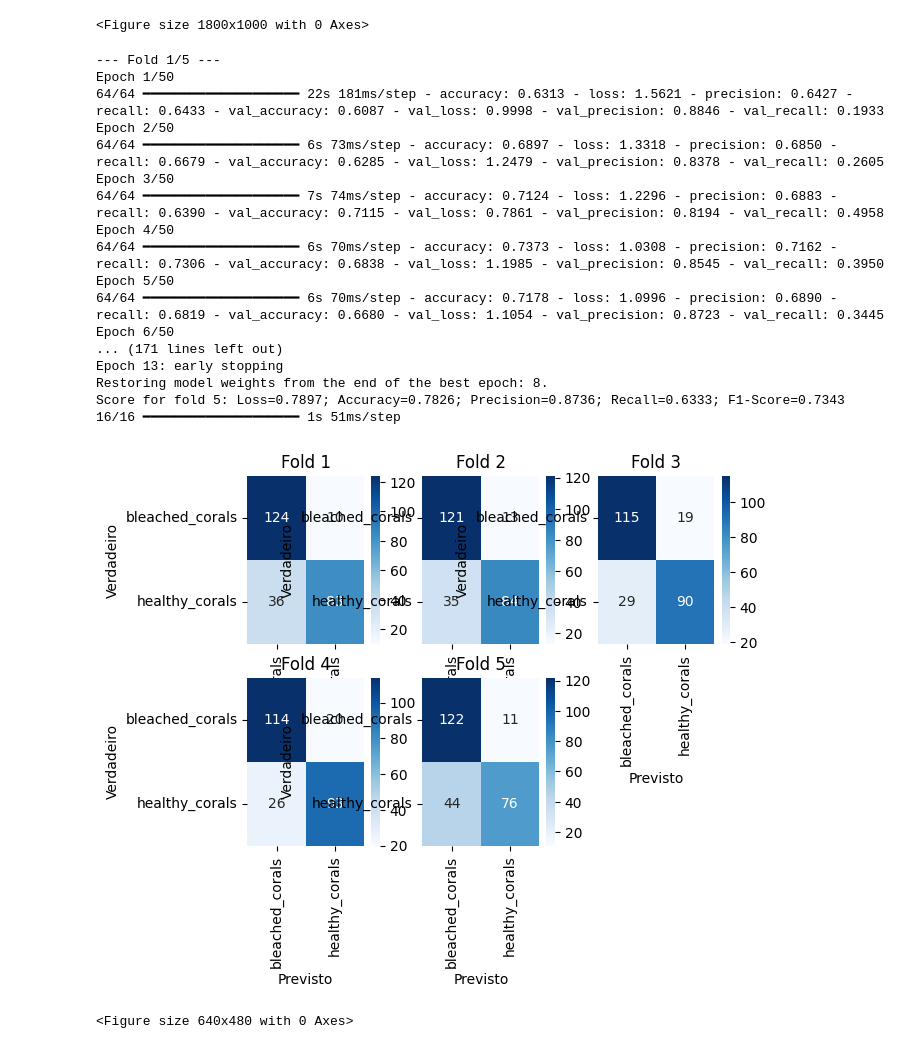
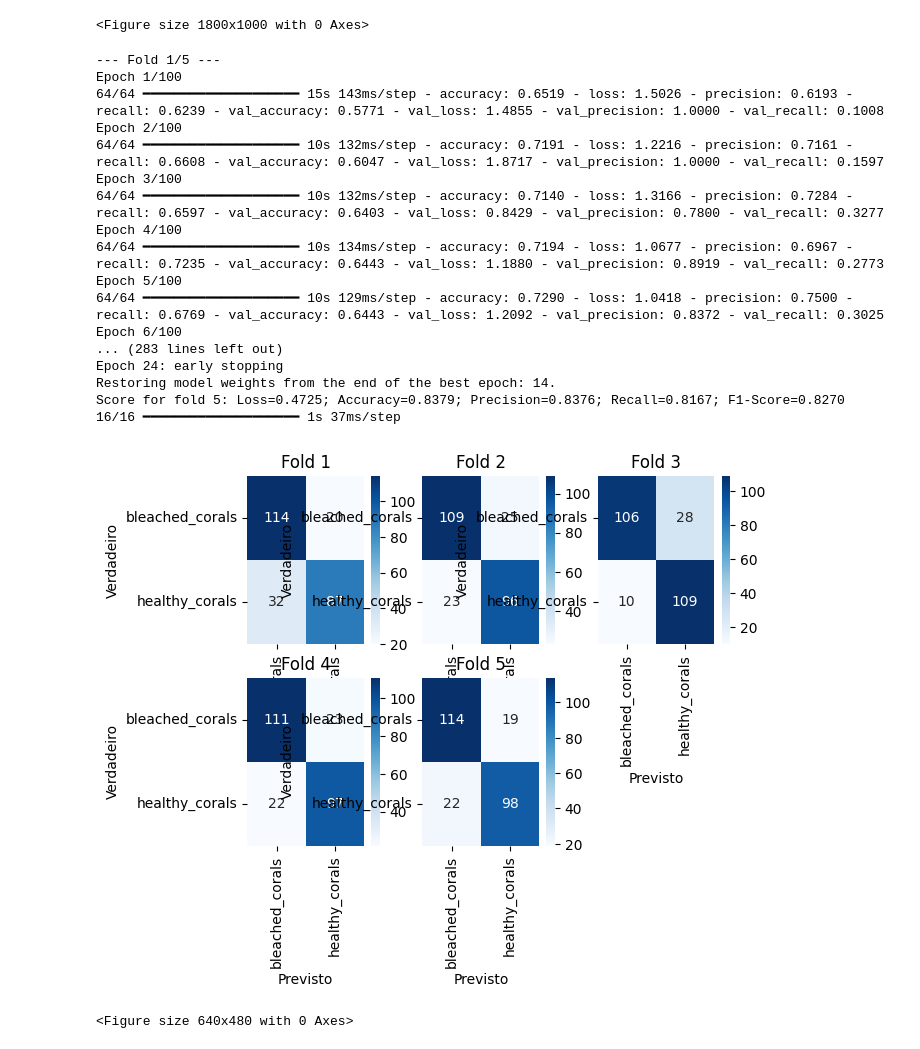
Before and after one commit to HenriqueContini/BleachedCoralCNN, a Jupyter notebook: CNN_BleachedCorals.ipynb, the cells around one changed output. Saved outputs shown, nothing was run; the diff lists cells and outputs as text; code cells hidden in the pictures.

Commit message:
cnn - Model A

```diff
--- a/CNN_BleachedCorals.ipynb
+++ b/CNN_BleachedCorals.ipynb
@@ -35,7 +35,7 @@ img_size = 224
 seed = 1000
 n_splits = 5
 batch_size = 16
-epochs = 50
+epochs = 100
 # %%
 image_paths = []
 labels = []
@@ -61,7 +61,8 @@ def create_model():
     data_augmentation = Sequential([
         RandomFlip(mode="horizontal", seed=seed),
         RandomBrightness(factor=0.2, seed=seed),
-        RandomContrast(factor=0.2, seed=seed)
+        RandomContrast(factor=0.2, seed=seed),
+        RandomZoom(0.2, seed=seed)
     ])
 
     model = Sequential([
@@ -142,11 +143,11 @@ for fold, (train_idx, val_idx) in enumerate(skf.split(image_paths, labels)):
               .prefetch(tf.data.AUTOTUNE))
 
     model = create_model()
-    checkpoint_path = f"best_model_fold_{fold+1}.keras"
+    checkpoint_path = f"./models/best_model_fold_{fold+1}.keras"
 
     early_stopping = EarlyStopping(
         monitor='val_accuracy',
-        patience=5,
+        patience=10,
         mode='max', # 'max' para acurácia, 'min' para perda
         restore_best_weights=True,
         verbose=1
@@ -159,6 +160,8 @@ for fold, (train_idx, val_idx) in enumerate(skf.split(image_paths, labels)):
         callbacks=[early_stopping],
         verbose=1
     )
+
+    model.save(checkpoint_path)
 
     best_epoch_index = np.argmax(history.history['val_accuracy']) if 'val_accuracy' in history.history else -1
     if best_epoch_index == -1: # fallback para perda se acurácia não estiver disponível ou for monitorada
@@ -172,51 +175,51 @@ for fold, (train_idx, val_idx) in enumerate(skf.split(image_paths, labels)):
     val_loss_per_fold.append(val_loss)
     val_accuracy_per_fold.append(val_acc)
     val_precision_per_fold.append(val_prec)
     val_recall_per_fold.append(val_rec)
 
     f1 = 2 * (val_prec * val_rec) / (val_prec + val_rec + 1e-7) if val_prec is not None and val_rec is not None else None
     f1_per_fold.append(f1)
 
     print(f"Score for fold {fold+1}: Loss={val_loss:.4f}; Accuracy={val_acc:.4f}; Precision={val_prec:.4f}; Recall={val_rec:.4f}; F1-Score={f1:.4f}")
 
     y_pred_probs = model.predict(val_ds)
     y_pred = (y_pred_probs > 0.5).astype("int32").flatten()
 
     y_true_list = []
     for _, y_batch in val_ds:
         y_true_list.append(y_batch.numpy())
     y_true = np.concatenate(y_true_list, axis=0)
 
 
     # Gráfico de Confusão para o fold atual como um subplot
     cm = confusion_matrix(y_true, y_pred)
     total_cm += cm # Acumula a matriz de confusão
 
     plt.subplot(n_rows, n_cols, fold + 1) # (linhas, colunas, índice do subplot)
     sns.heatmap(cm, annot=True, fmt='d', cmap='Blues',
-                xticklabels=["bleached", "healthy"], yticklabels=["bleached", "healthy"])
+                xticklabels=class_names, yticklabels=class_names)
     plt.xlabel('Previsto')
     plt.ylabel('Verdadeiro')
     plt.title(f'Fold {fold+1}')
 # %% [output]
 --- Fold 1/5 ---
-Epoch 1/50
-64/64 ━━━━━━━━━━━━━━━━━━━━ 22s 181ms/step - accuracy: 0.6313 - loss: 1.5621 - precision: 0.6427 - recall: 0.6433 - val_accuracy: 0.6087 - val_loss: 0.9998 - val_precision: 0.8846 - val_recall: 0.1933
-Epoch 2/50
-64/64 ━━━━━━━━━━━━━━━━━━━━ 6s 73ms/step - accuracy: 0.6897 - loss: 1.3318 - precision: 0.6850 - recall: 0.6679 - val_accuracy: 0.6285 - val_loss: 1.2479 - val_precision: 0.8378 - val_recall: 0.2605
-Epoch 3/50
-64/64 ━━━━━━━━━━━━━━━━━━━━ 7s 74ms/step - accuracy: 0.7124 - loss: 1.2296 - precision: 0.6883 - recall: 0.6390 - val_accuracy: 0.7115 - val_loss: 0.7861 - val_precision: 0.8194 - val_recall: 0.4958
-Epoch 4/50
-64/64 ━━━━━━━━━━━━━━━━━━━━ 6s 70ms/step - accuracy: 0.7373 - loss: 1.0308 - precision: 0.7162 - recall: 0.7306 - val_accuracy: 0.6838 - val_loss: 1.1985 - val_precision: 0.8545 - val_recall: 0.3950
-Epoch 5/50
-64/64 ━━━━━━━━━━━━━━━━━━━━ 6s 70ms/step - accuracy: 0.7178 - loss: 1.0996 - precision: 0.6890 - recall: 0.6819 - val_accuracy: 0.6680 - val_loss: 1.1054 - val_precision: 0.8723 - val_recall: 0.3445
-Epoch 6/50
-... (171 lines left out)
-Epoch 13: early stopping
-Restoring model weights from the end of the best epoch: 8.
-Score for fold 5: Loss=0.7897; Accuracy=0.7826; Precision=0.8736; Recall=0.6333; F1-Score=0.7343
-16/16 ━━━━━━━━━━━━━━━━━━━━ 1s 51ms/step
+Epoch 1/100
+64/64 ━━━━━━━━━━━━━━━━━━━━ 15s 143ms/step - accuracy: 0.6519 - loss: 1.5026 - precision: 0.6193 - recall: 0.6239 - val_accuracy: 0.5771 - val_loss: 1.4855 - val_precision: 1.0000 - val_recall: 0.1008
+Epoch 2/100
+64/64 ━━━━━━━━━━━━━━━━━━━━ 10s 132ms/step - accuracy: 0.7191 - loss: 1.2216 - precision: 0.7161 - recall: 0.6608 - val_accuracy: 0.6047 - val_loss: 1.8717 - val_precision: 1.0000 - val_recall: 0.1597
+Epoch 3/100
+64/64 ━━━━━━━━━━━━━━━━━━━━ 10s 132ms/step - accuracy: 0.7140 - loss: 1.3166 - precision: 0.7284 - recall: 0.6597 - val_accuracy: 0.6403 - val_loss: 0.8429 - val_precision: 0.7800 - val_recall: 0.3277
+Epoch 4/100
+64/64 ━━━━━━━━━━━━━━━━━━━━ 10s 134ms/step - accuracy: 0.7194 - loss: 1.0677 - precision: 0.6967 - recall: 0.7235 - val_accuracy: 0.6443 - val_loss: 1.1880 - val_precision: 0.8919 - val_recall: 0.2773
+Epoch 5/100
+64/64 ━━━━━━━━━━━━━━━━━━━━ 10s 129ms/step - accuracy: 0.7290 - loss: 1.0418 - precision: 0.7500 - recall: 0.6769 - val_accuracy: 0.6443 - val_loss: 1.2092 - val_precision: 0.8372 - val_recall: 0.3025
+Epoch 6/100
+... (283 lines left out)
+Epoch 24: early stopping
+Restoring model weights from the end of the best epoch: 14.
+Score for fold 5: Loss=0.4725; Accuracy=0.8379; Precision=0.8376; Recall=0.8167; F1-Score=0.8270
+16/16 ━━━━━━━━━━━━━━━━━━━━ 1s 37ms/step
-[figure, old version]
+[figure, new version]
 # %%
 plt.tight_layout() # Ajusta automaticamente os parâmetros do subplot para evitar sobreposição
 plt.suptitle('Matriz de confusão por fold', y=1.02, fontsize=16) # Título geral para os subplots
```
Also changed, not shown: parts of 4 cells of this notebook.
